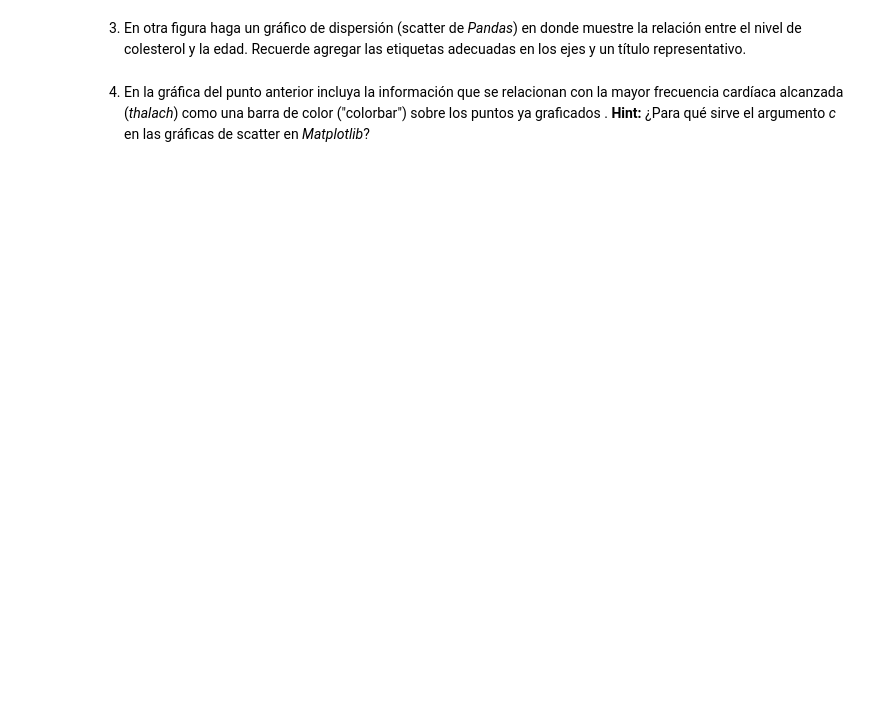
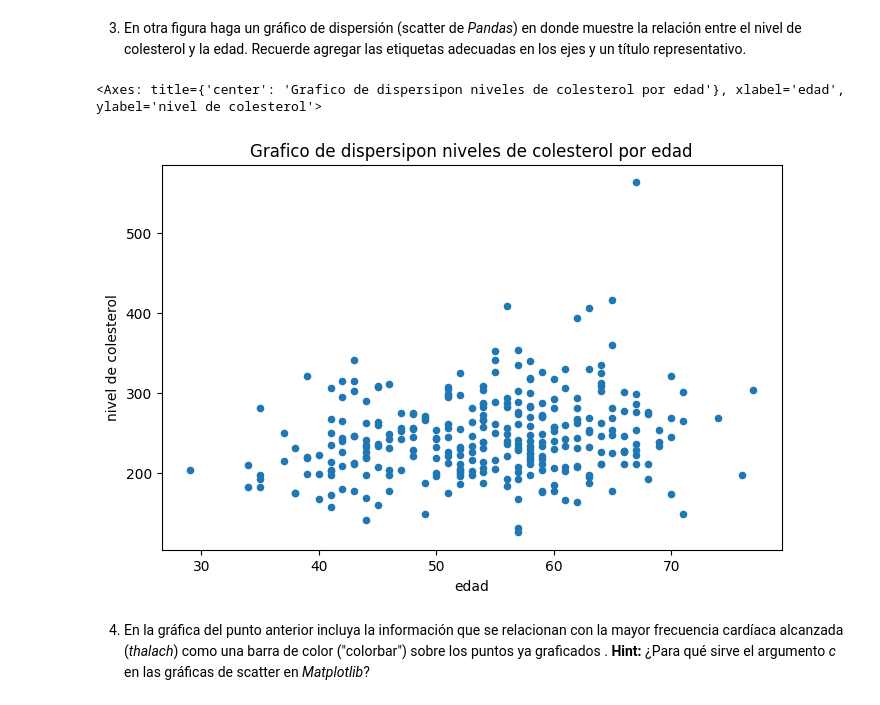
Before and after one commit to JuanDavidforhuerf/lab-3-FML, a Jupyter notebook: Laboratorio_3_20261.ipynb, the cells around one changed output. Cells and saved outputs as stored; diff of their text form; code cells hidden in the pictures; blank space fills up the shorter version.

```diff
--- a/Laboratorio_3_20261.ipynb
+++ b/Laboratorio_3_20261.ipynb
@@ -80,4 +92,11 @@ heart_df = pd.read_csv()
 # %% [markdown]
 3. En otra figura haga un gráfico de dispersión (scatter de *Pandas*) en donde muestre la relación entre el nivel de colesterol y la edad. Recuerde agregar las etiquetas adecuadas en los ejes y un título representativo.
+# %%
+heart_df.plot.scatter(x ="age",y ="chol" ,figsize=(8,5), xlabel="edad", ylabel= "nivel de colesterol",title="Grafico de dispersipon niveles de colesterol por edad")
+#la linea superior crea un grafico de dispersion de acuerdo a las columnas de edad y colesterol en el DataFrame original
+#se le asigna una etiqueta en x, una etiqueta en y y un titulo
+# %% [output]
+<Axes: title={'center': 'Grafico de dispersipon niveles de colesterol por edad'}, xlabel='edad', ylabel='nivel de colesterol'>
+[figure, added]
 # %% [markdown]
 4. En la gráfica del punto anterior incluya la información que se relacionan con la mayor frecuencia cardíaca alcanzada (*thalach*) como una barra de color ("colorbar") sobre los puntos ya graficados . **Hint:** ¿Para qué sirve el argumento *c* en las gráficas de scatter en *Matplotlib*?
```
Also changed, not shown: parts of 6 cells of this notebook.
